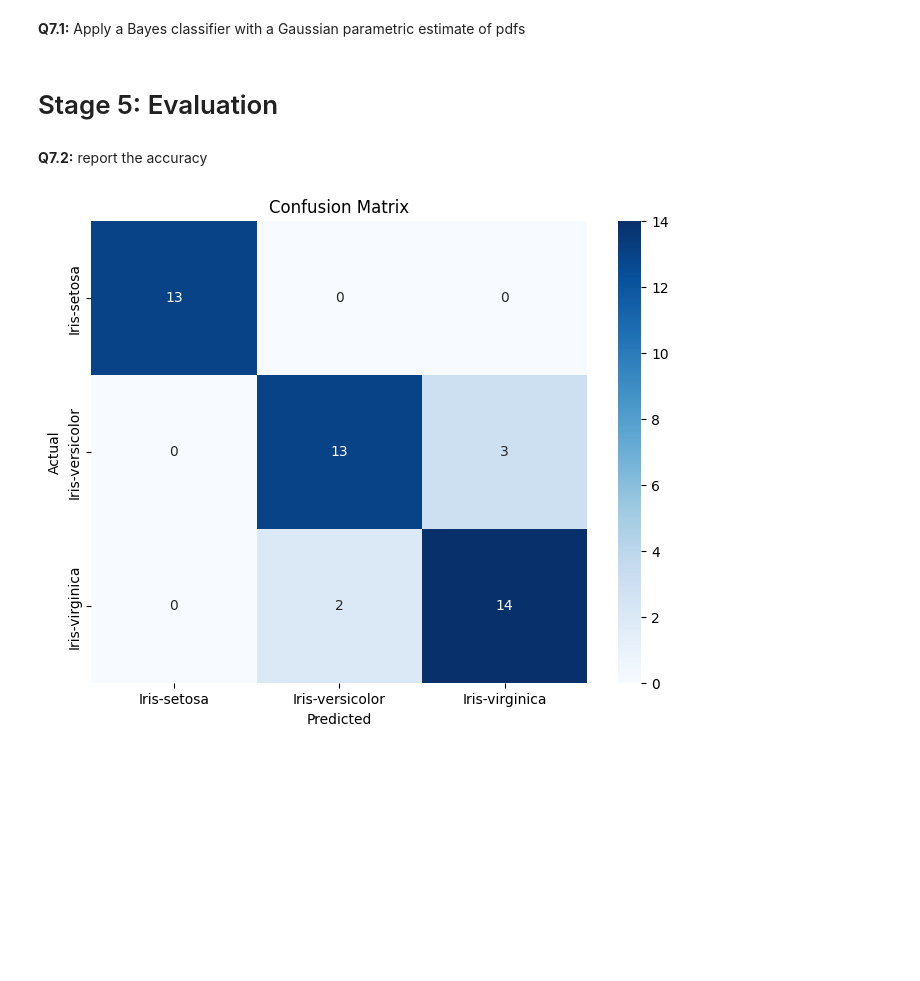
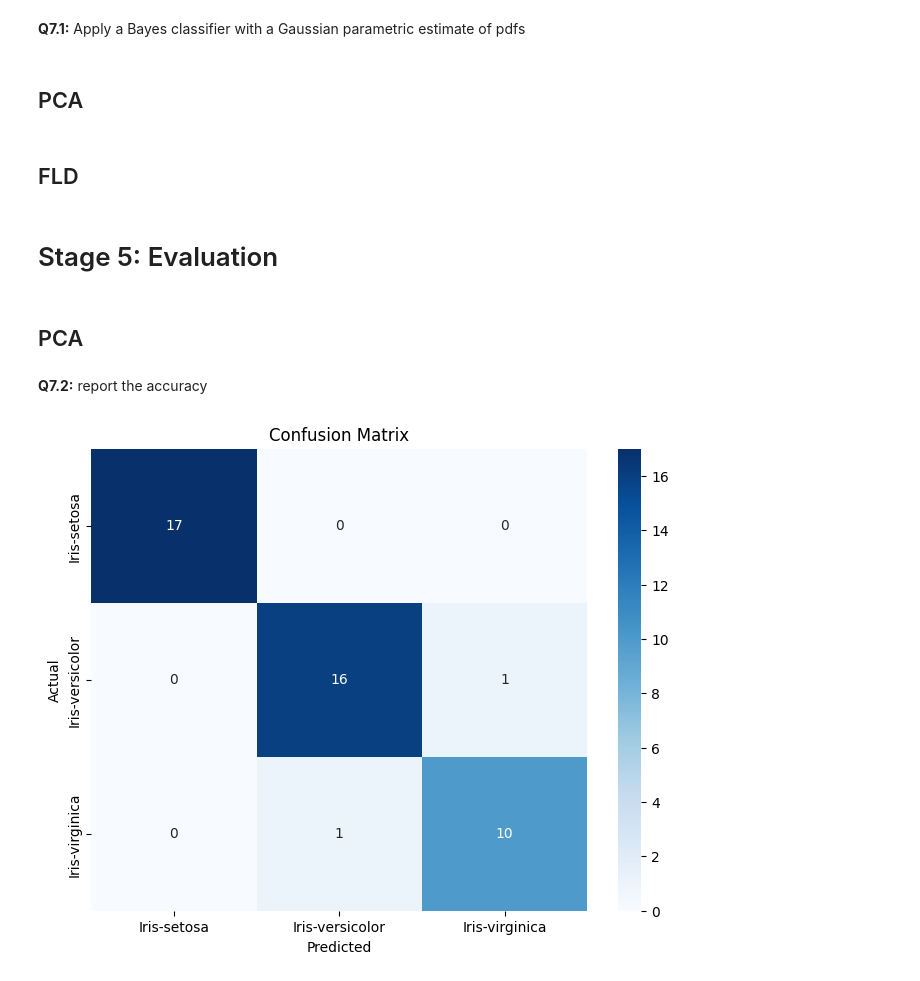
Before and after one commit to thisisel/pattern-recognition, a Jupyter notebook: mini_proj2/mini_proj2.ipynb, the cells around one changed output. Cells and saved outputs as stored; diff of their text form; code cells hidden in the pictures; blank space fills up the shorter version.

```diff
--- a/mini_proj2/mini_proj2.ipynb
+++ b/mini_proj2/mini_proj2.ipynb
@@ -86,8 +86,8 @@ def standardize(feat_col: pd.Series) -> float:
 
 
 df_normalized = df.copy(deep=True)
-# df_normalized[df.columns[:4]] = df[df.columns[:4]].apply(min_max_scaler)
-df_normalized[df.columns[:4]] = df[df.columns[:4]].apply(standardize)
+df_normalized[df.columns[:4]] = df[df.columns[:4]].apply(min_max_scaler)
+# df_normalized[df.columns[:4]] = df[df.columns[:4]].apply(standardize)
 # %% [markdown]
 # Stage 3 : Dimensionality Reduction
 # %% [markdown]
@@ -154,5 +167,5 @@ The **eigen decomposition** is performed on the covariance matrix to obtain the
 # %%
 # Convert to NumPy array
 cov_arr = cov_df.values
-sorted_eiglist_desc = eig_decomposition(mtrx=cov_arr)
+pca_sorted_eiglist_desc = eig_decomposition(mtrx=cov_arr)
 # %% [output]
@@ -341,7 +345,9 @@ class BayesClassifier:
         return train_df, test_df
 
     @classmethod
-    def train_model(cls, train_df: pd.Series, k: int, class_labels: list[str, str]):
+    def fit_discriminators(
+        cls, train_df: pd.Series, k: int, class_labels: list[str, str]
+    ):
         class_discriminator_dict = {}
         for label in class_labels:
             prj_label_df = train_df.query(f"label == '{label}'")
@@ -368,19 +374,27 @@ class BayesClassifier:
 
     @classmethod
     def predict(cls, test_df: pd.DataFrame, label_discriminator_dict, k: int):
-
         prediction_df = test_df.iloc[:, :k].apply(
             lambda row: cls.predictor(row, label_discriminator_dict), axis=1
         )
         prediction_df.rename("Result")  # Rename the column
         return prediction_df
 
-
-train_df, test_df = BayesClassifier.df_splitter(df=pca_projected_df, test_frac=0.3)
-class_discriminator_dict = BayesClassifier.train_model(
-    train_df=train_df, k=selected_pc, class_labels=class_labels
-)
-prediction_df = BayesClassifier.predict(
-    test_df=test_df, label_discriminator_dict=class_discriminator_dict, k=selected_pc
-)
-comparison_df = test_df.iloc[:, selected_pc].compare(prediction_df)
+    @classmethod
+    def train_model(cls, df: pd.DataFrame, k: int, test_frac: float):
+        train_df, test_df = cls.df_splitter(df=df, test_frac=test_frac)
+        class_discriminator_dict = cls.fit_discriminators(
+            train_df=train_df, k=k, class_labels=class_labels
+        )
+        prediction_df = cls.predict(
+            test_df=test_df, label_discriminator_dict=class_discriminator_dict, k=k
+        )
+        return train_df, test_df, prediction_df
+# %% [markdown]
+## PCA
+# %%
+pca_train_df, pca_test_df, pca_prediction_df = BayesClassifier.train_model(
+    df=pca_projected_df, k=2, test_frac=0.3
+)
+# %% [markdown]
+## FLD
@@ -387,24 +405,26 @@ comparison_df = test_df.iloc[:, selected_pc].compare(prediction_df)
 # %% [markdown]
 # Stage 5: Evaluation
+# %% [markdown]
+## PCA
 # %% [markdown]
 **Q7.2:** report the accuracy
 # %%
-cm = confusion_matrix(
-    test_df.iloc[:, 2], prediction_df, labels=BayesClassifier.class_labels
+pca_cm = confusion_matrix(
+    pca_test_df.iloc[:, 2], pca_prediction_df, labels=class_labels
 )
 
 plt.figure(figsize=(8, 6))
 sns.heatmap(
-    cm,
+    pca_cm,
     annot=True,
     fmt="d",
     cmap="Blues",
-    xticklabels=BayesClassifier.class_labels,
-    yticklabels=BayesClassifier.class_labels,
+    xticklabels=class_labels,
+    yticklabels=class_labels,
 )
 plt.xlabel("Predicted")
 plt.ylabel("Actual")
 plt.title("Confusion Matrix")
 plt.show()
 # %% [output]
-[figure, old version]
+[figure, new version]
```
Also changed, not shown: parts of 14 cells of this notebook.
